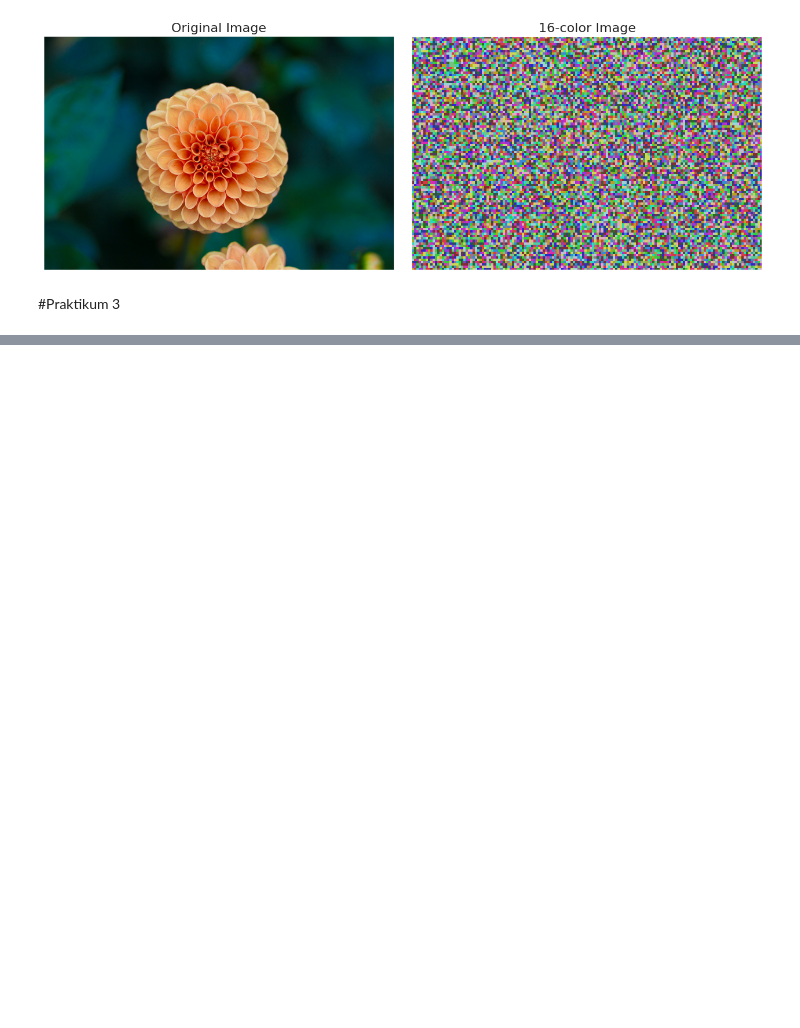
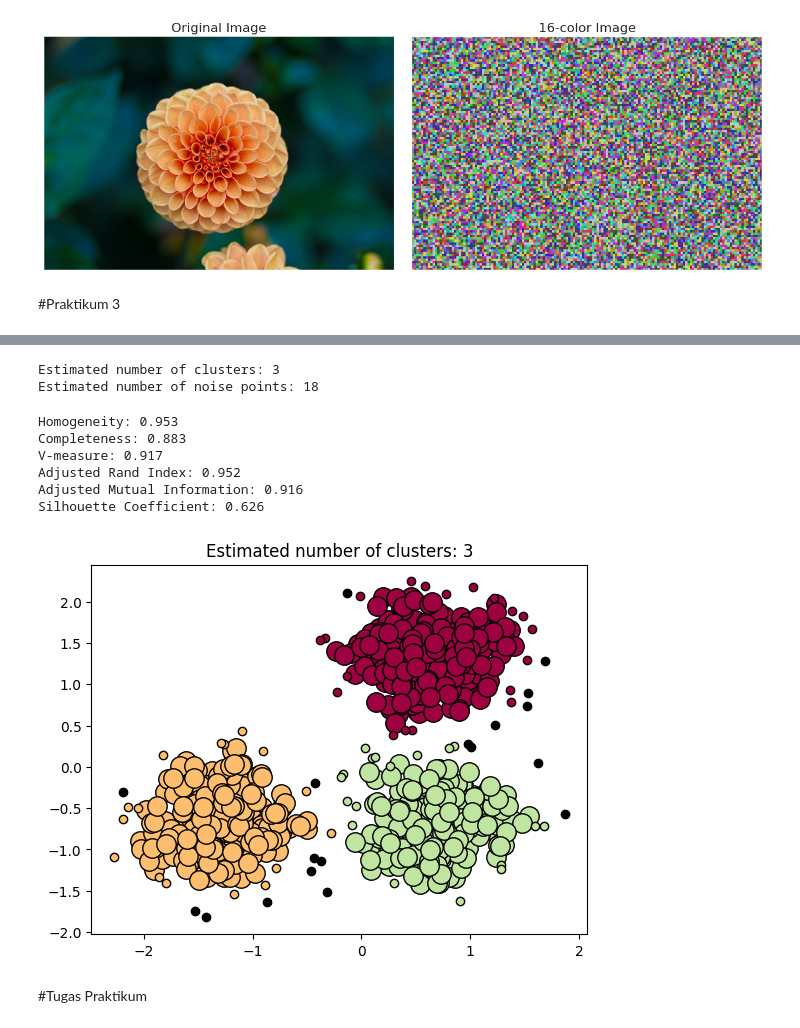
Before and after one commit to sandyy221/244107020029_PemMes, a Jupyter notebook: jobsheet_4.ipynb, the cells around one changed output, grey strips where cells are left out. Drawn from its saved outputs; the diff is of its cells as text; code cells hidden in the pictures; blank space fills up the shorter version.

Commit message:
tugas praktikum

```diff
--- a/jobsheet_4.ipynb
+++ b/jobsheet_4.ipynb
@@ -330,0 +331,75 @@ plt.show()
+# %%
+import numpy as np
+
+from sklearn import metrics
+from sklearn.cluster import DBSCAN
+
+db = DBSCAN(eps=0.3, min_samples=10).fit(X)
+labels = db.labels_
+
+# Number of clusters in labels, ignoring noise if present.
+n_clusters_ = len(set(labels)) - (1 if -1 in labels else 0)
+n_noise_ = list(labels).count(-1)
+
+print("Estimated number of clusters: %d" % n_clusters_)
+print("Estimated number of noise points: %d" % n_noise_)
+# %% [output]
+Estimated number of clusters: 3
+Estimated number of noise points: 18
+# %%
+from sklearn import metrics
+
+print(f"Homogeneity: {metrics.homogeneity_score(labels_true, labels):.3f}")
+print(f"Completeness: {metrics.completeness_score(labels_true, labels):.3f}")
+print(f"V-measure: {metrics.v_measure_score(labels_true, labels):.3f}")
+print(f"Adjusted Rand Index: {metrics.adjusted_rand_score(labels_true, labels):.3f}")
+print(f"Adjusted Mutual Information: {metrics.adjusted_mutual_info_score(labels_true, labels):.3f}")
+print(f"Silhouette Coefficient: {metrics.silhouette_score(X, labels):.3f}")
+# %% [output]
+Homogeneity: 0.953
+Completeness: 0.883
+V-measure: 0.917
+Adjusted Rand Index: 0.952
+Adjusted Mutual Information: 0.916
+Silhouette Coefficient: 0.626
+# %%
+unique_labels = set(labels)
+core_samples_mask = np.zeros_like(labels, dtype=bool)
+core_samples_mask[db.core_sample_indices_] = True
+
+colors = [plt.cm.Spectral(each) for each in np.linspace(0, 1, len(unique_labels))]
+for k, col in zip(unique_labels, colors):
+    if k == -1:
+        # Black used for noise.
+        col = [0, 0, 0, 1]
+
+    class_member_mask = labels == k
+
+    # Plot core samples
+    xy = X[class_member_mask & core_samples_mask]
+    plt.plot(
+        xy[:, 0],
+        xy[:, 1],
+        "o",
+        markerfacecolor=tuple(col),
+        markeredgecolor="k",
+        markersize=14,
+    )
+
+    # Plot non-core (border/noise) samples
+    xy = X[class_member_mask & ~core_samples_mask]
+    plt.plot(
+        xy[:, 0],
+        xy[:, 1],
+        "o",
+        markerfacecolor=tuple(col),
+        markeredgecolor="k",
+        markersize=6,
+    )
+
+plt.title(f"Estimated number of clusters: {n_clusters_}")
+plt.show()
+# %% [output]
+[figure, added]
+# %% [markdown]
+#Tugas Praktikum
```
Also changed, not shown: parts of 24 cells of this notebook.
